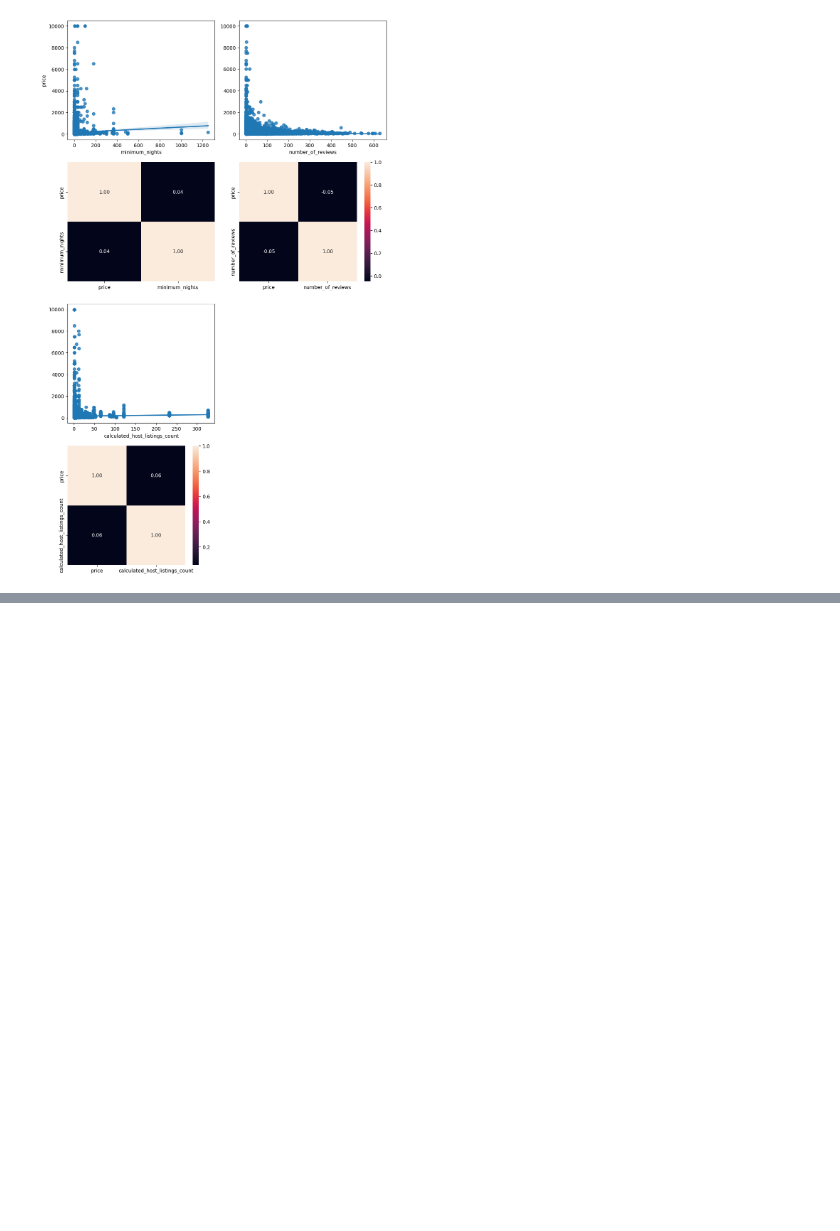
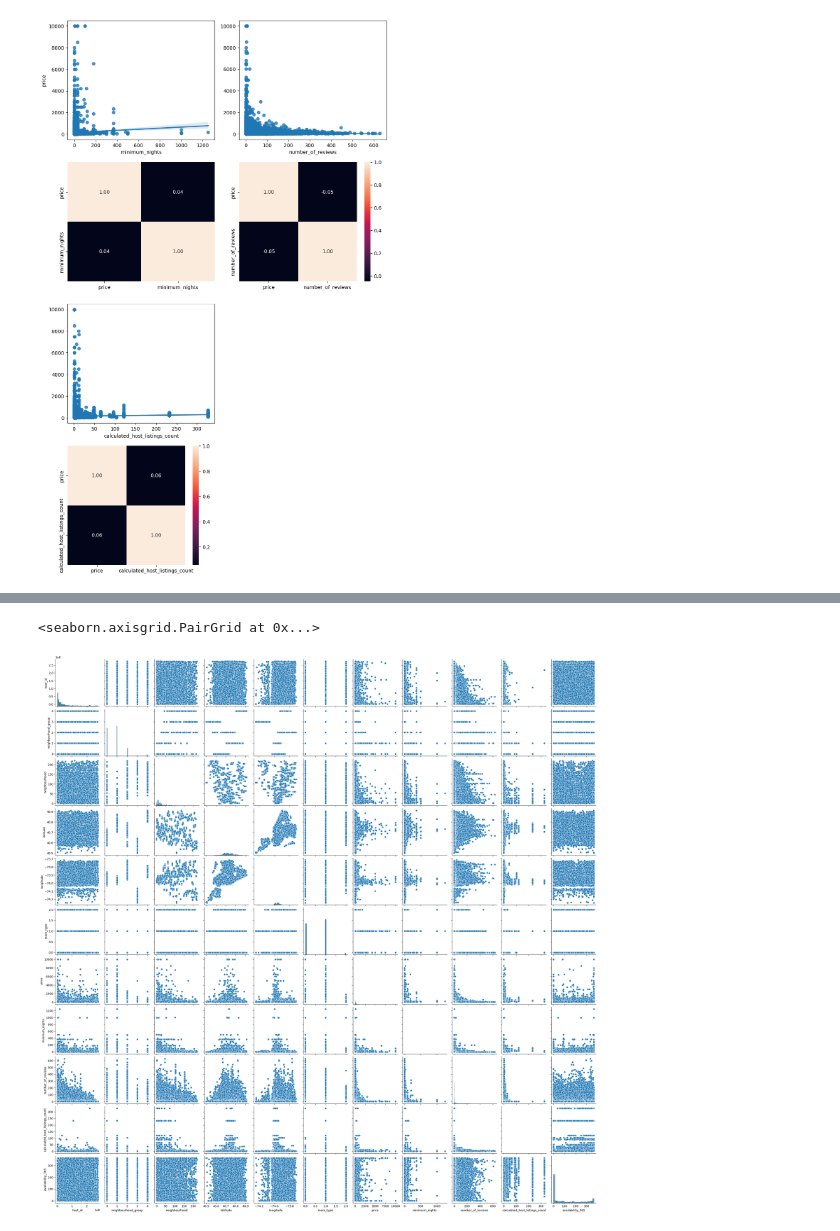
Before and after one commit to Skcodingacademy/machine-learning-python-template-ds-2023, a Jupyter notebook: src/explore.ipynb, the cells around one changed output, grey strips where cells are left out. Drawn from its saved outputs; the diff is of its cells as text; code cells hidden in the pictures; blank space fills up the shorter version.

```diff
--- a/src/explore.ipynb
+++ b/src/explore.ipynb
@@ -132,0 +157,5 @@ plt.show()
+# %%
+sns.pairplot(data=total_data)
+# %% [output]
+<seaborn.axisgrid.PairGrid at 0x...>
+[figure, added]
```
Also changed, not shown: parts of 6 cells of this notebook.
